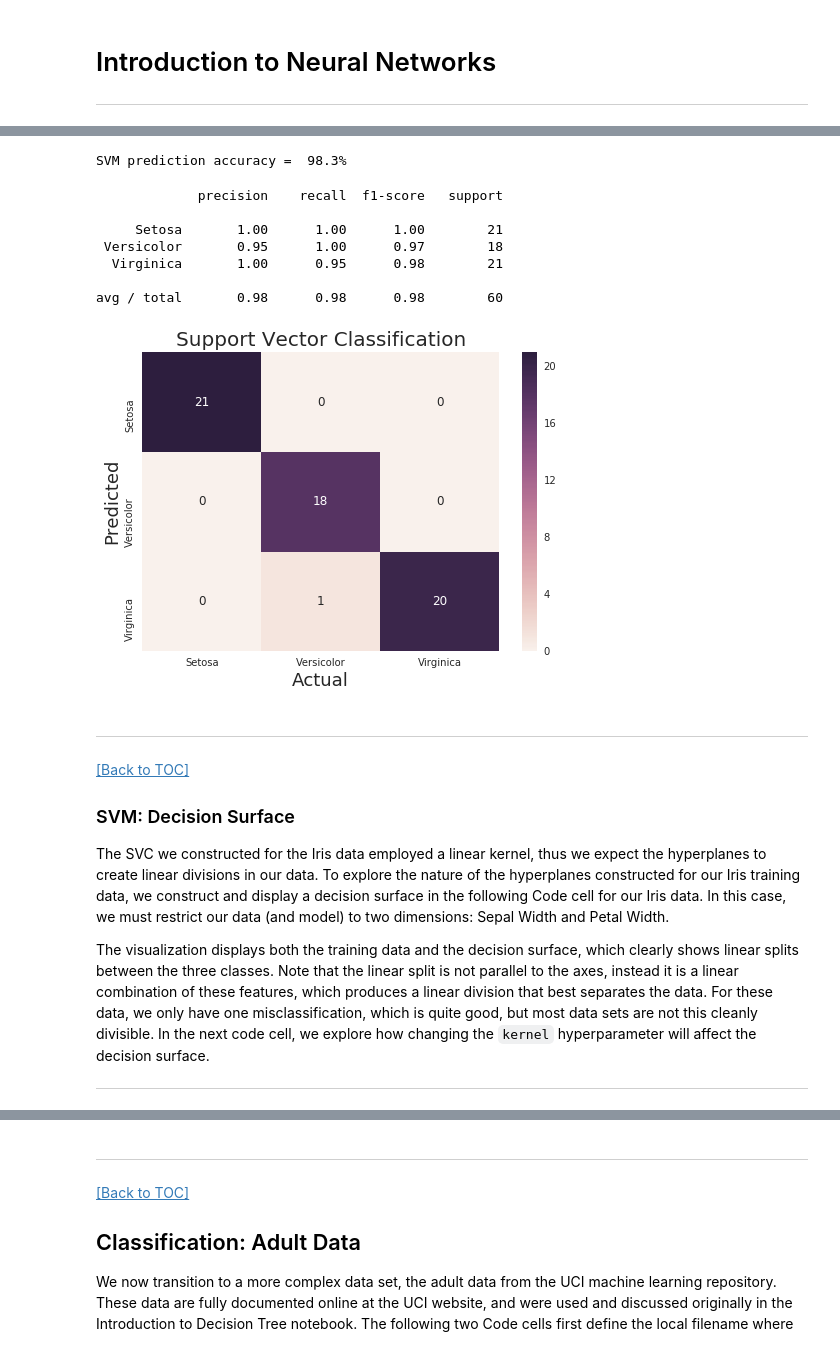
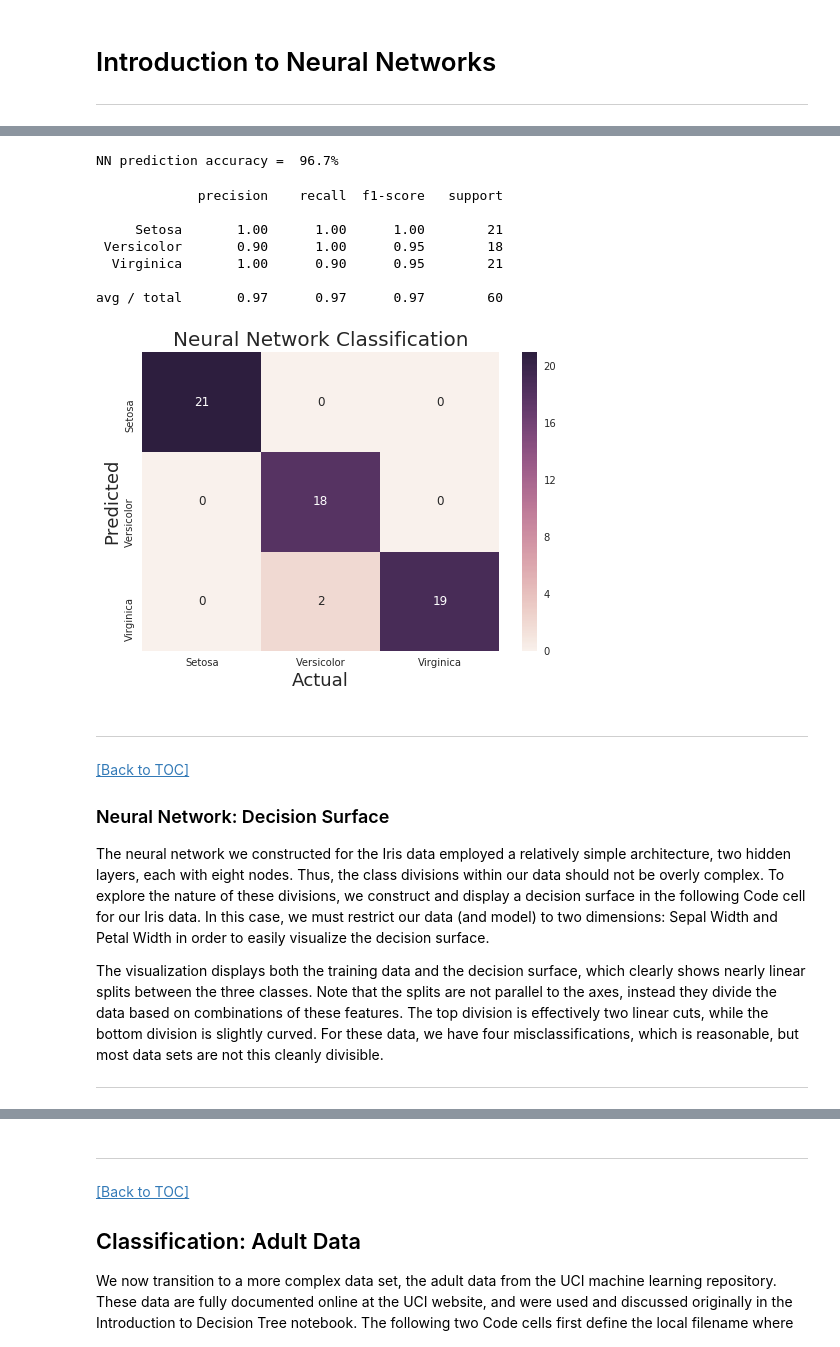
Before and after one commit to liweiweng/accy571-fa17, a Jupyter notebook: Module4/notebooks/intro2nn.ipynb, the cells around one changed output, grey strips where cells are left out. Drawn from its saved outputs; the diff is of its cells as text; code cells hidden in the pictures.

```diff
--- a/Module4/notebooks/intro2nn.ipynb
+++ b/Module4/notebooks/intro2nn.ipynb
@@ -266,22 +107,23 @@ To demonstrate how to use SVC, we will use the previously loaded Iris data set (
 # %%
 # Next lets try SVM
-from sklearn.svm import SVC
+from sklearn.neural_network import MLPClassifier
 
-# Use default parameters, except we want a linear kernel
+# Use default parameters, except we want two layer network
 # and we specify the random_state hyperparameter to
 # ensure reproduceability.
-svc = SVC(kernel='linear', random_state=23)
-svc = svc.fit(d_train_sc, l_train)
+iris_model = MLPClassifier(alpha=0.25,
+                           hidden_layer_sizes=(8, 8),
+                           max_iter=500,
+                           random_state=23)
 
-#z = svc.predict(mdata)
-
-#hi.splot_data(data, mdata, z, 'First Component', 'Second Component', 50)
+# Fit our model
+iris_model = iris_model.fit(d_train_sc, l_train)
 
 # Compute and display accuracy score
-score = 100.0 * svc.score(d_test_sc, l_test)
-print(f"SVM prediction accuracy = {score:5.1f}%")
+score = 100.0 * iris_model.score(d_test_sc, l_test)
+print(f"NN prediction accuracy = {score:5.1f}%")
 # %% [output]
-SVM prediction accuracy =  98.3%
+NN prediction accuracy =  96.7%
 # %%
 from sklearn.metrics import classification_report
 
@@ -289,36 +131,36 @@ from sklearn.metrics import classification_report
 labels = ['Setosa', 'Versicolor', 'Virginica']
 
 # Predict on test data and report scores
-y_pred = svc.predict(d_test_sc)
+y_pred = iris_model.predict(d_test_sc)
 print(classification_report(l_test, y_pred, \
                             target_names = labels))
 # %% [output]
              precision    recall  f1-score   support
 
      Setosa       1.00      1.00      1.00        21
- Versicolor       0.95      1.00      0.97        18
-  Virginica       1.00      0.95      0.98        21
+ Versicolor       0.90      1.00      0.95        18
+  Virginica       1.00      0.90      0.95        21
 
-avg / total       0.98      0.98      0.98        60
+avg / total       0.97      0.97      0.97        60
 # %%
 from helper_code import mlplots as ml
 
 # Call confusion matrix plotting routine
 ml.confusion(l_test.reshape(l_test.shape[0]),
              y_pred, labels, 3,
-             'Support Vector Classification')
+             'Neural Network Classification')
 # %% [output]
-[figure, old version]
+[figure, new version]
 # %% [markdown]
 -----
 
 [[Back to TOC]](#Table-of-Contents)
 
-### SVM:  Decision Surface
+### Neural Network:  Decision Surface
 
-The SVC we constructed for the Iris data employed a linear kernel, thus we expect the hyperplanes to create linear divisions in our data. To explore the nature of the hyperplanes constructed for our Iris training data, we construct and display a decision surface in the following Code cell for our Iris data. In this case, we must restrict our data (and model) to two dimensions: Sepal Width and Petal Width.
+The neural network we constructed for the Iris data employed a relatively simple architecture, two hidden layers, each with eight nodes. Thus, the class divisions within our data should not be overly complex. To explore the nature of these divisions, we construct and display a decision surface in the following Code cell for our Iris data. In this case, we must restrict our data (and model) to two dimensions: Sepal Width and Petal Width in order to easily visualize the decision surface.
 
-The visualization displays both the training data and the decision surface, which clearly shows linear splits between the three classes. Note that the linear split is not parallel to the axes, instead it is a linear combination of these features, which produces a linear division that best separates the data. For these data, we only have one misclassification, which is quite good, but most data sets are not this cleanly divisible. In the next code cell, we explore how changing the `kernel` hyperparameter will affect the decision surface.
+The visualization displays both the training data and the decision surface, which clearly shows nearly linear splits between the three classes. Note that the splits are not parallel to the axes, instead they divide the data based on combinations of these features. The top division is effectively two linear cuts, while the bottom division is slightly curved. For these data, we have four misclassifications, which is reasonable, but most data sets are not this cleanly divisible.
 
 -----
 # %%
```
Also changed, not shown: parts of 54 cells of this notebook, 4 other files.
